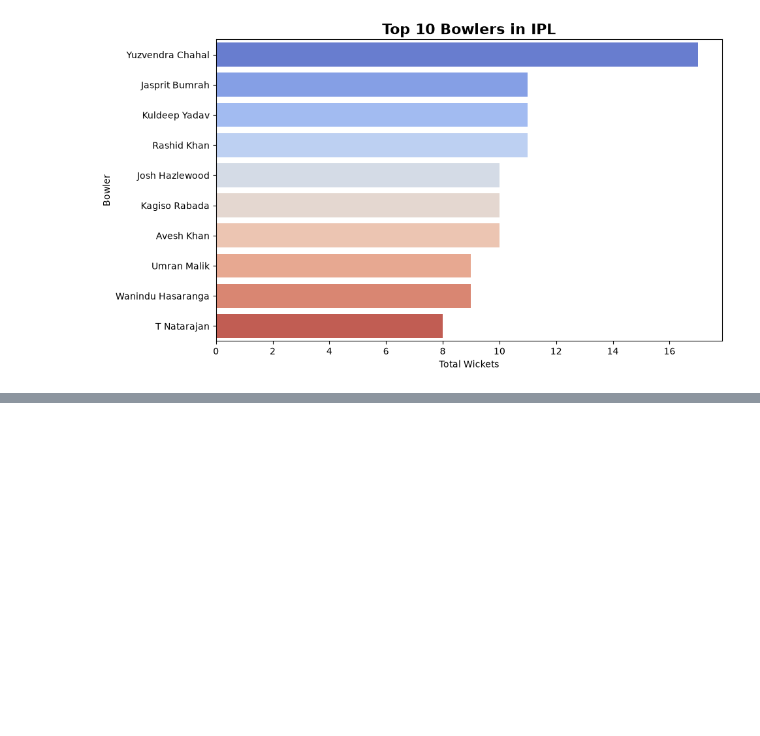
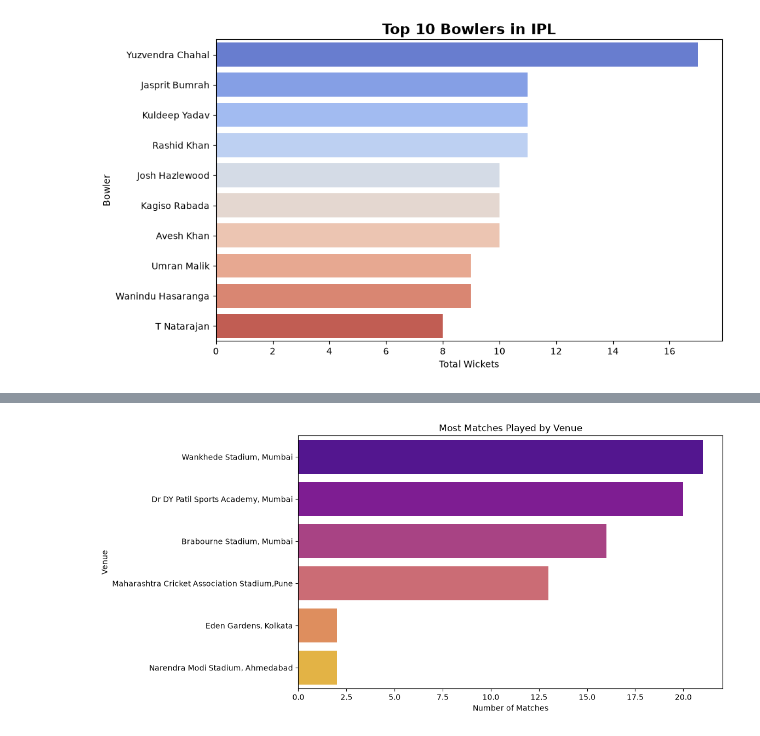
Before and after one commit to IshwariUgale-hub/IPL-Data-Analysis, a Jupyter notebook: IPL_data_analysis.ipynb, the cells around one changed output, grey strips where cells are left out. Cells and saved outputs as stored; diff of their text form; code cells hidden in the pictures; blank space fills up the shorter version.

Commit message:
adding most played venue count in notebook

```diff
--- a/IPL_data_analysis.ipynb
+++ b/IPL_data_analysis.ipynb
@@ -236,0 +239,3 @@ plt.savefig('images/top_10_bowlers_in_ipl.png', dpi=300, bbox_inches='tight')
+# %%
+venue_count= df['venue'].value_counts()
+venue_count
@@ -236,0 +251,10 @@ plt.savefig('images/top_10_bowlers_in_ipl.png', dpi=300, bbox_inches='tight')
+# %%
+plt.figure(figsize=(10,6))
+sns.barplot(x=venue_count.values, y=venue_count.index, palette='plasma')
+plt.xlabel('Number of Matches')
+plt.ylabel('Venue')
+plt.title('Most Matches Played by Venue')
+
+plt.savefig('images/most_matches_played_by_venue.png', dpi=300, bbox_inches='tight')
+# %% [output]
+[figure, added]
```
Also changed, not shown: parts of 2 cells of this notebook.
